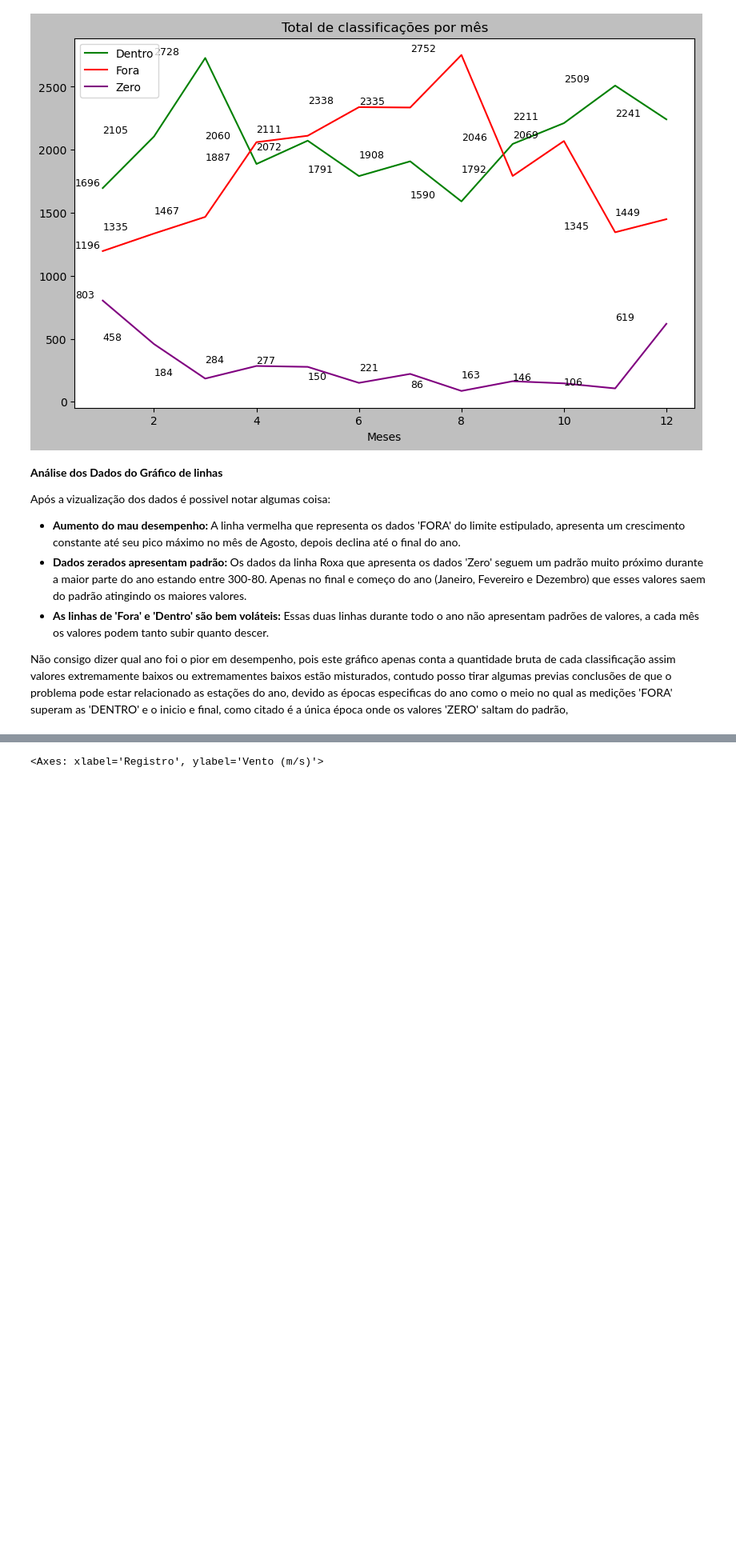
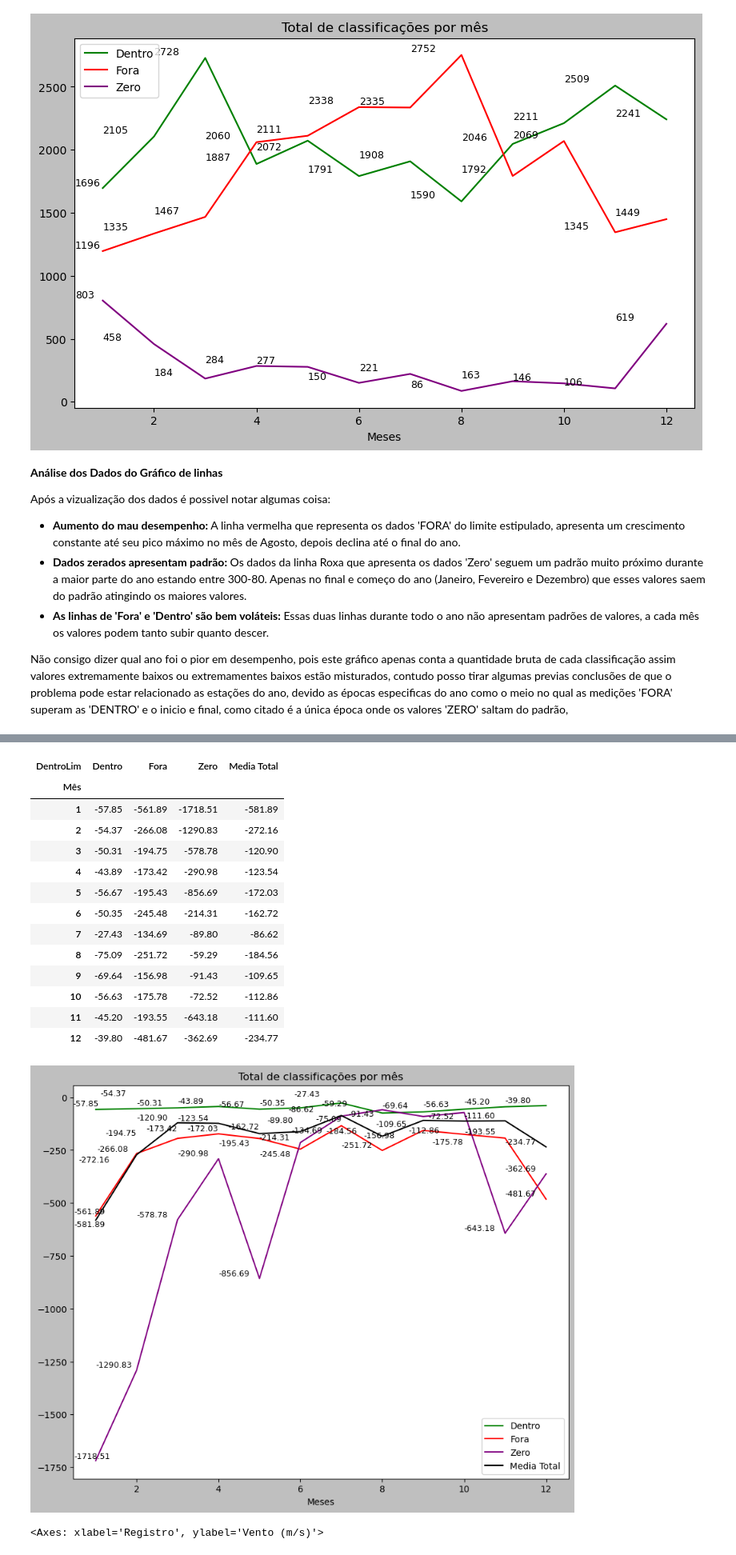
Before and after one commit to EduarAmaral/analisedados, a Jupyter notebook: EnergiaSolar.ipynb, the cells around one changed output, grey strips where cells are left out. Shown at 80% size. Drawn from its saved outputs; the diff is of its cells as text; code cells hidden in the pictures; blank space fills up the shorter version.

```diff
--- a/EnergiaSolar.ipynb
+++ b/EnergiaSolar.ipynb
@@ -271,2 +242,53 @@ total_vendas.sort_values(by='Dentro', ascending=False)
+# %%
+group = Energia.groupby(['Mês', 'DentroLim'])['Diferença'].mean().unstack(fill_value=0)
+Media = []
+for mes in group.index:
+    num = Energia['Diferença'].loc[Energia['Mês']==mes].mean()
+    Media.append(num)
+group['Media Total'] = Media
+group.applymap(lambda x: round(2))
+display(group)
+
+
+with plt.style.context('grayscale'):
+    figure(figsize=(10, 8), )
+    for clas in group.columns:
+        plt.plot(group.index, group[clas], label=clas, color=cores.get(clas, 'black'))
+
+    #Rótulos, Estilo e titulo
+    plt.xlabel('Meses')
+    plt.legend('Total por Classificação')
+    plt.title('Total de classificações por mês')
+
+    #criando a legenda
+    plt.legend()
+    texts = []
+    for clas in group.columns:
+        for mes, quant in enumerate(group[clas]):
+
+            text = plt.text(mes, quant, str(f'{quant:.2f}'), fontsize=9, color='black')
+            texts.append(text)
+
+    #Ajustando a legenda para que os textos não se sobreponham
+    adjust_text(texts, only_move={'points':'y', 'texts':'y'})
+
+    #Visualizando o gráfico
+    plt.show()
+# %% [output]
+| DentroLim | Dentro | Fora | Zero | Media Total |
+| Mês |  |  |  |  |
+| 1 | -57.85 | -561.89 | -1718.51 | -581.89 |
+| 2 | -54.37 | -266.08 | -1290.83 | -272.16 |
+| 3 | -50.31 | -194.75 | -578.78 | -120.90 |
+| 4 | -43.89 | -173.42 | -290.98 | -123.54 |
+| 5 | -56.67 | -195.43 | -856.69 | -172.03 |
+| 6 | -50.35 | -245.48 | -214.31 | -162.72 |
+| 7 | -27.43 | -134.69 | -89.80 | -86.62 |
+| 8 | -75.09 | -251.72 | -59.29 | -184.56 |
+| 9 | -69.64 | -156.98 | -91.43 | -109.65 |
+| 10 | -56.63 | -175.78 | -72.52 | -112.86 |
+| 11 | -45.20 | -193.55 | -643.18 | -111.60 |
+| 12 | -39.80 | -481.67 | -362.69 | -234.77 |
+[figure, added]
 # %%
 t = Energia.sort_values(by='Vento (m/s)', ascending=False).loc[Energia['Potência (kW)']==0]
```
Also changed, not shown: parts of 11 cells of this notebook.
